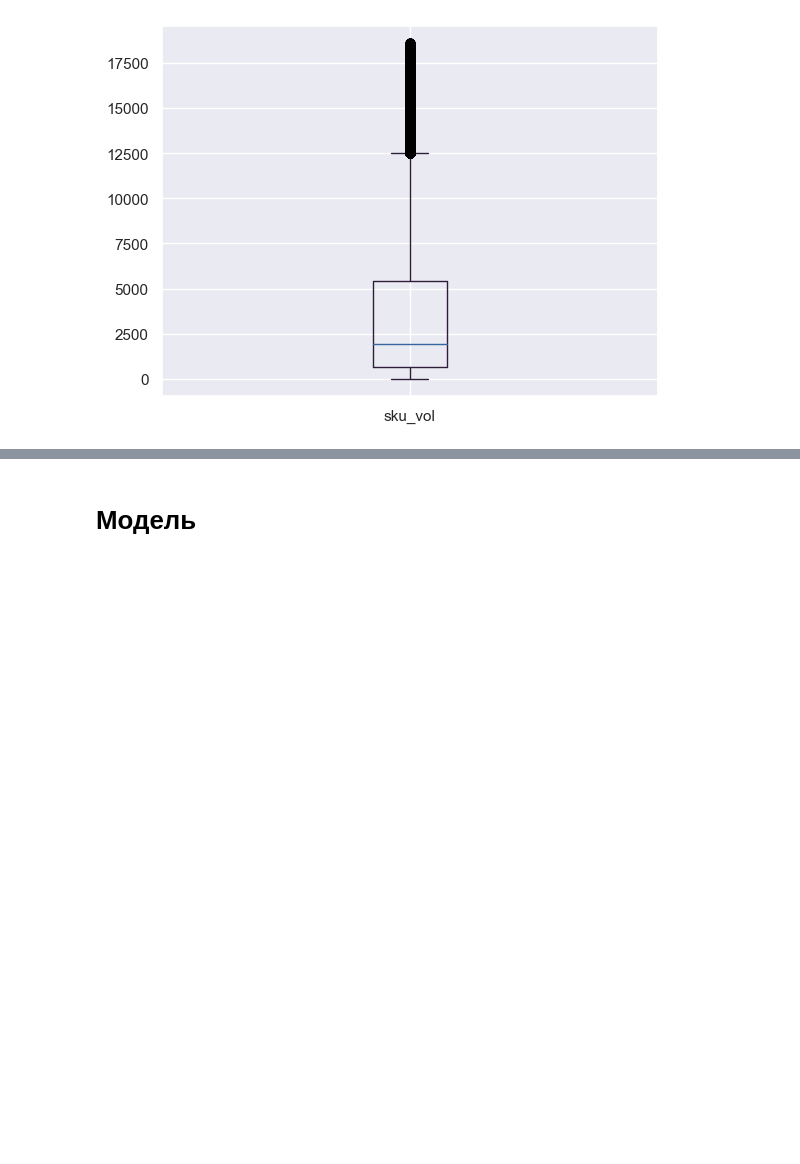
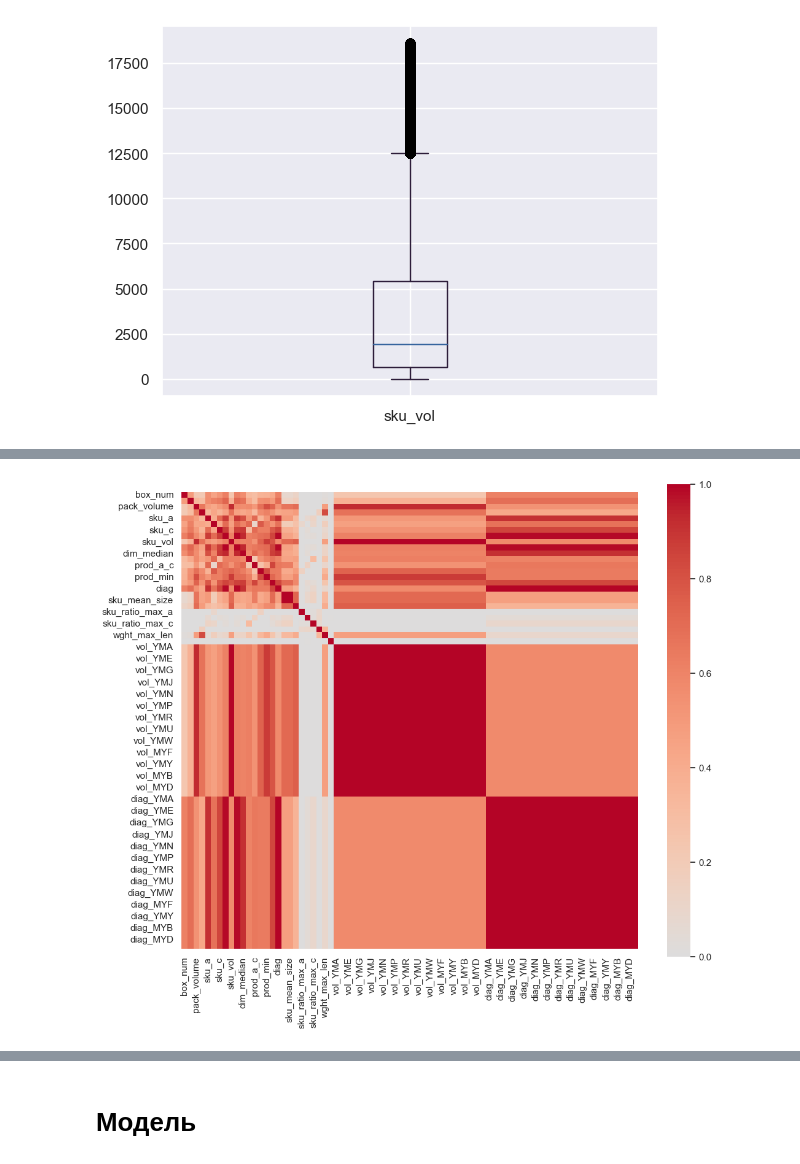
Before and after one commit to johnmcv761/Ya_hackaton_package_choose, a Jupyter notebook: catboost.ipynb, the cells around one changed output, grey strips where cells are left out. Drawn from its saved outputs; the diff is of its cells as text; code cells hidden in the pictures; blank space fills up the shorter version.

```diff
--- a/catboost.ipynb
+++ b/catboost.ipynb
@@ -307,14 +393,16 @@ df_no_outlier_vol
 # %%
-numeric_columns = df.loc[:,df.dtypes!=np.object_].columns
+numeric_columns = df_no_outlier_vol.loc[:,df_no_outlier_vol.dtypes!=np.object_].columns
 
 plt.figure(figsize=(12, 10))
 sns.heatmap(df_no_outlier_vol[numeric_columns].corr(),
-            annot=True,
+            #annot=True,
             vmin=0,
             vmax=1,
             center=0,
             cmap='coolwarm',
             square=True);
+# %% [output]
+[figure, added]
 # %%
 corr_feat = set()
 corr_matrix = df_no_outlier_vol.corr()
```
Also changed, not shown: parts of 39 cells of this notebook.
